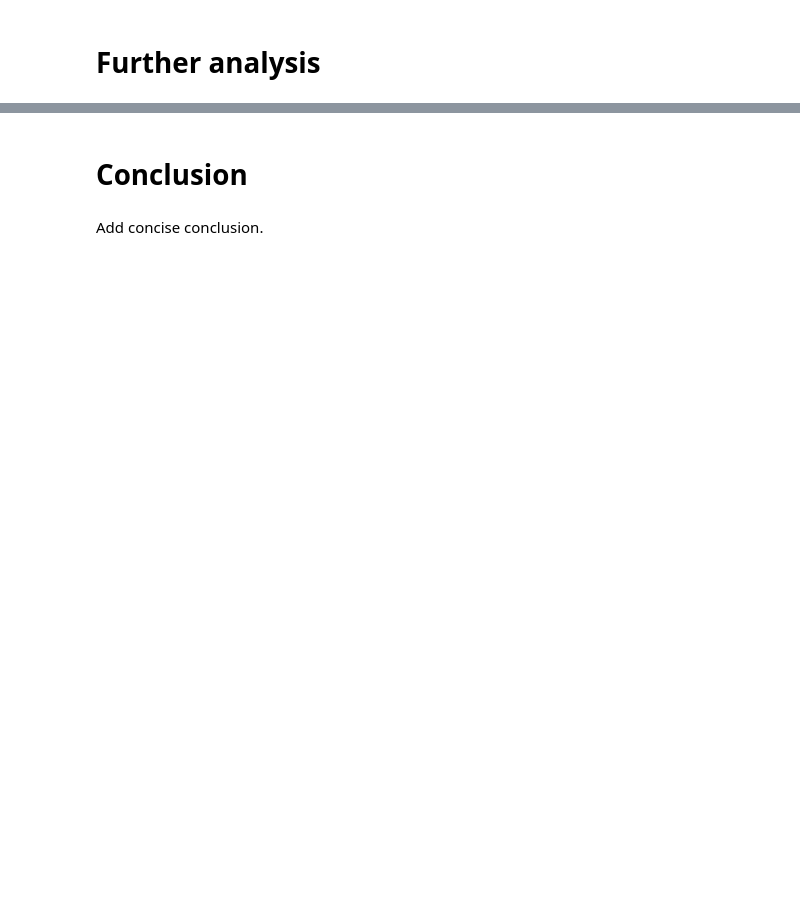
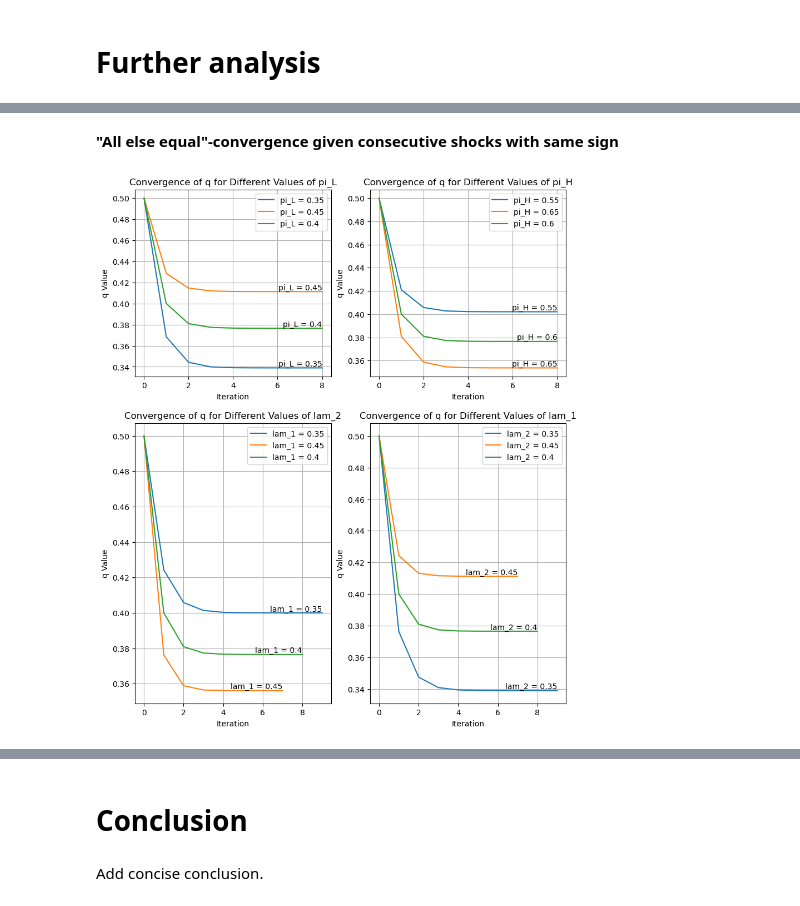
Before and after one commit to NumEconCopenhagen/projects-2024-kt, a Jupyter notebook: modelproject/modelproject.ipynb, the cells around one changed output, grey strips where cells are left out. Cells and saved outputs as stored; diff of their text form; code cells hidden in the pictures; blank space fills up the shorter version.

Commit message:
Further analysis graphs

```diff
--- a/modelproject/modelproject.ipynb
+++ b/modelproject/modelproject.ipynb
@@ -179,0 +180,80 @@ Try to make an extension of the model.
+# %%
+# Defining parameter value ranges including initial paramater
+pi_L_values = [0.35, 0.45, model.par.pi_L]
+pi_H_values = [0.55, 0.65, model.par.pi_H]
+
+lam_1_values = [0.35, 0.45, model.par.lam_1]
+lam_2_values = [0.35, 0.45, model.par.lam_2]
+# %% [markdown]
+**"All else equal"-convergence given consecutive shocks with same sign**
+# %%
+fig, ((ax1, ax2), (ax3, ax4)) = plt.subplots(2, 2, figsize=(10, 12), gridspec_kw={'height_ratios': [2, 3]})
+
+convergence_results_pi_L_same = []
+convergence_results_pi_H_same = []
+convergence_results_lam_1_same = []
+convergence_results_lam_2_same = []
+
+# Plot for pi_L
+ax1.set_xlabel('Iteration')
+ax1.set_ylabel('q Value')
+ax1.set_title('Convergence of q for Different Values of pi_L')
+ax1.grid(True)
+
+for pi_L in pi_L_values:
+    investor = InvestorForecast()
+    investor.par.pi_L = pi_L
+    q_values_pi_L = investor.convergence(1, 1, False)
+    convergence_results_pi_L_same.append((pi_L, q_values_pi_L))
+    ax1.plot(q_values_pi_L, label=f'pi_L = {pi_L}')
+    ax1.text(len(q_values_pi_L) - 1, q_values_pi_L[-1], f'pi_L = {pi_L}', verticalalignment='bottom', horizontalalignment='right')
+
+# Plot for pi_H
+ax2.set_xlabel('Iteration')
+ax2.set_ylabel('q Value')
+ax2.set_title('Convergence of q for Different Values of pi_H')
+ax2.grid(True)
+
+for pi_H in pi_H_values:
+    investor = InvestorForecast()
+    investor.par.pi_H = pi_H
+    q_values_pi_H = investor.convergence(1, 1, False)
+    convergence_results_pi_H_same.append((pi_H, q_values_pi_H))
+    ax2.plot(q_values_pi_H, label=f'pi_H = {pi_H}')
+    ax2.text(len(q_values_pi_H) - 1, q_values_pi_H[-1], f'pi_H = {pi_H}', verticalalignment='bottom', horizontalalignment='right')
+
+# Plot for lam_1
+ax3.set_xlabel('Iteration')
+ax3.set_ylabel('q Value')
+ax3.set_title('Convergence of q for Different Values of lam_2')
+ax3.grid(True)
+
+for lam_1 in lam_1_values:
+    investor = InvestorForecast()
+    investor.par.lam_1 = lam_1
+    q_values_lam_1 = investor.convergence(1, 1, False)
+    convergence_results_lam_1_same.append((lam_1, q_values_lam_1))
+    ax3.plot(q_values_lam_1, label=f'lam_1 = {lam_1}')
+    ax3.text(len(q_values_lam_1) - 1, q_values_lam_1[-1], f'lam_1 = {lam_1}', verticalalignment='bottom', horizontalalignment='right')
+
+# Plot for lam_1
+ax4.set_xlabel('Iteration')
+ax4.set_ylabel('q Value')
+ax4.set_title('Convergence of q for Different Values of lam_1')
+ax4.grid(True)
+
+for lam_2 in lam_2_values:
+    investor = InvestorForecast()
+    investor.par.lam_2 = lam_2
+    q_values_lam_2 = investor.convergence(1, 1, False)
+    convergence_results_lam_2_same.append((lam_2, q_values_lam_2))
+    ax4.plot(q_values_lam_2, label=f'lam_2 = {lam_2}')
+    ax4.text(len(q_values_lam_2) - 1, q_values_lam_2[-1], f'lam_2 = {lam_2}', verticalalignment='bottom', horizontalalignment='right')
+
+ax1.legend()
+ax2.legend()
+ax3.legend()
+ax4.legend()
+plt.show()
+# %% [output]
+[figure, added]
```
Also changed, not shown: parts of 10 cells of this notebook, 1 other file.
